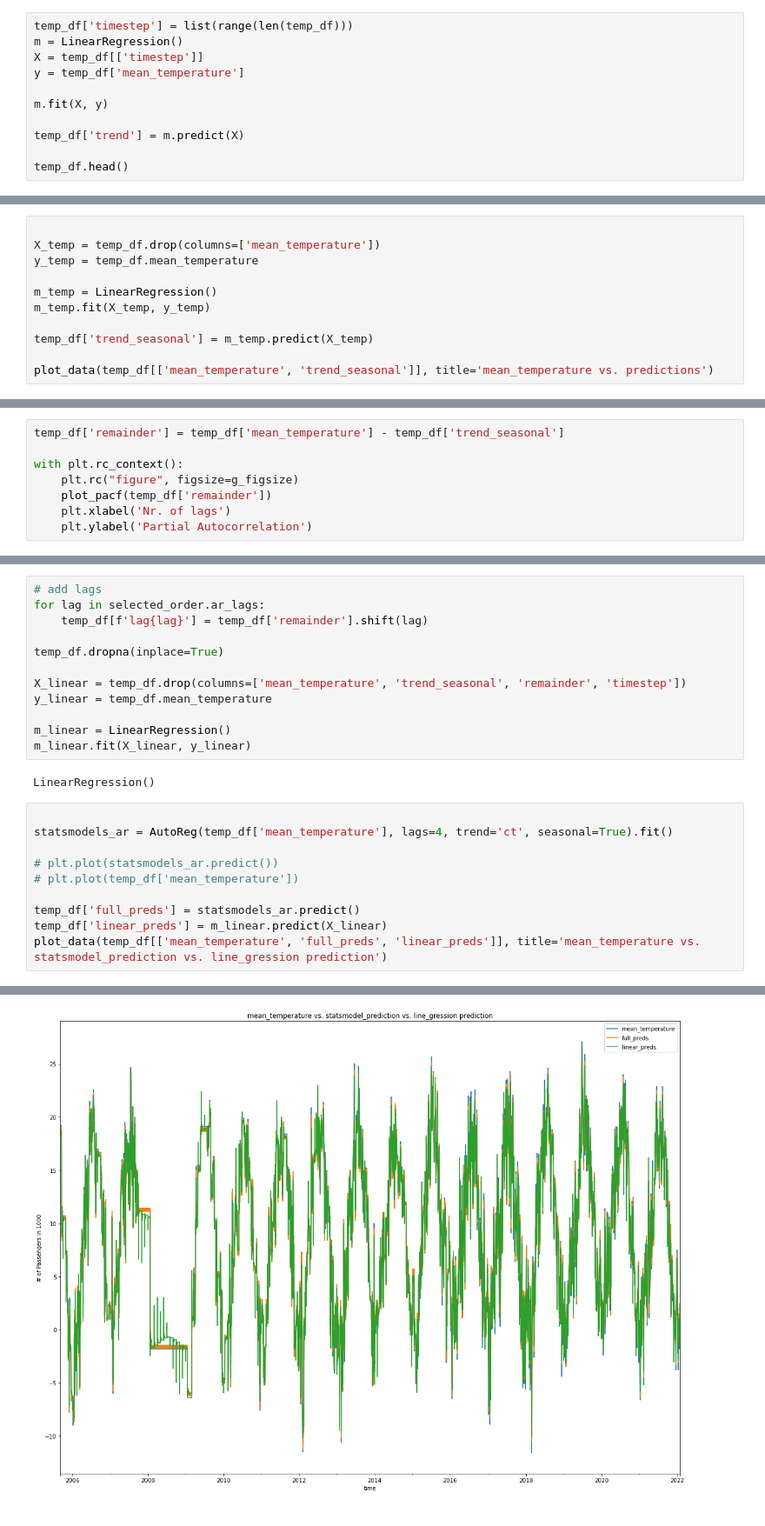
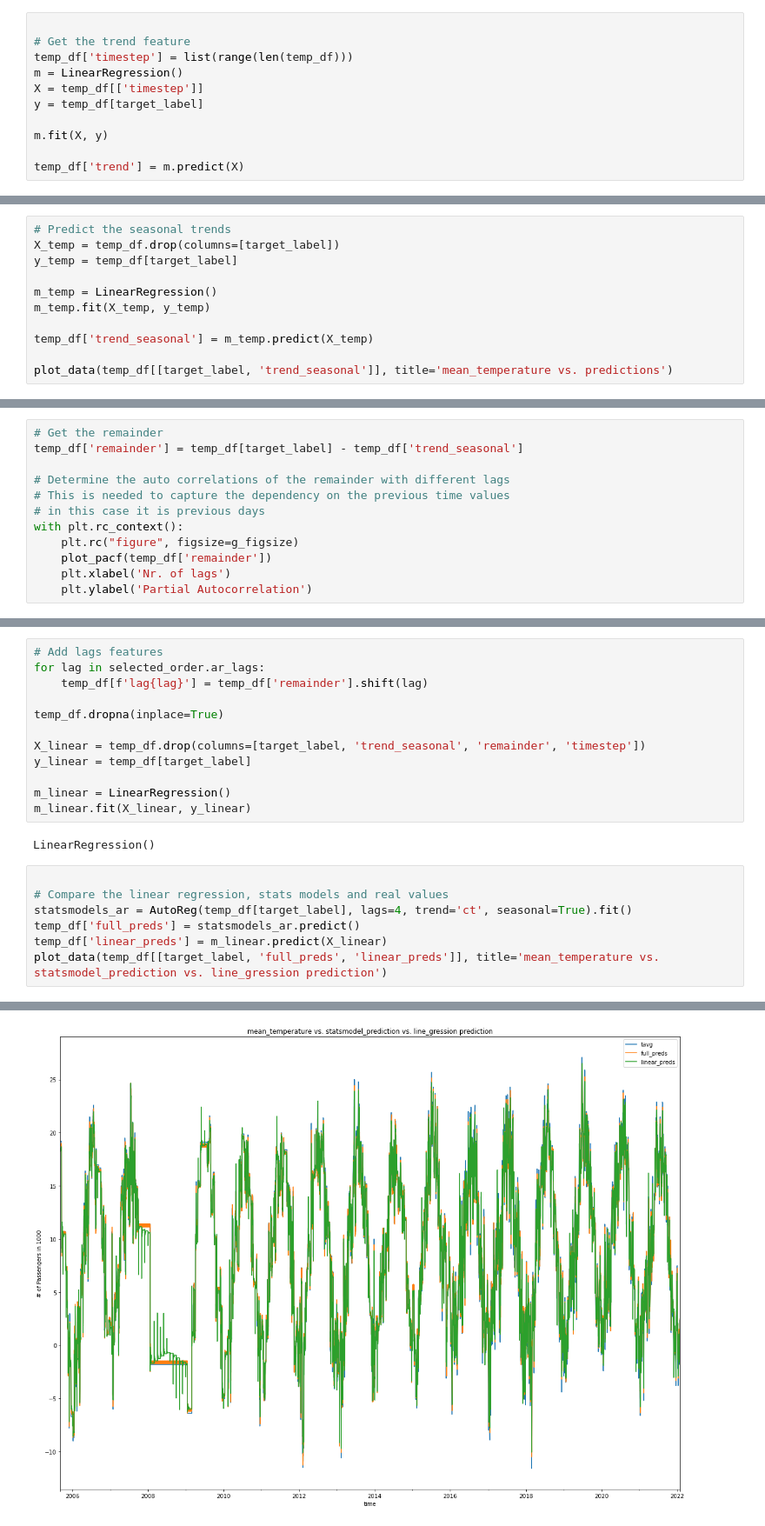
Before and after one commit to abhisrn1986/WeatherForecasting, a Jupyter notebook: TimeSeriesAnalysisProject/mean_temperature.ipynb, the cells around one changed output, grey strips where cells are left out. Shown at 87% size. Saved outputs shown, nothing was run; the diff lists cells and outputs as text.

```diff
--- a/TimeSeriesAnalysisProject/mean_temperature.ipynb
+++ b/TimeSeriesAnalysisProject/mean_temperature.ipynb
@@ -215,12 +212,12 @@ plot_resampled_temperatures(temp_five_years_df, 'M', mdates.YearLocator())
 # %%
+
+# Get the trend feature
 temp_df['timestep'] = list(range(len(temp_df)))
 m = LinearRegression()
 X = temp_df[['timestep']]
-y = temp_df['mean_temperature']
+y = temp_df[target_label]
 
 m.fit(X, y)
 
 temp_df['trend'] = m.predict(X)
-
-temp_df.head()
 # %% [output]
@@ -262,12 +260,12 @@ temp_df.head(60)
 # %%
-
-X_temp = temp_df.drop(columns=['mean_temperature'])
-y_temp = temp_df.mean_temperature
+# Predict the seasonal trends
+X_temp = temp_df.drop(columns=[target_label])
+y_temp = temp_df[target_label]
 
 m_temp = LinearRegression()
 m_temp.fit(X_temp, y_temp)
 
 temp_df['trend_seasonal'] = m_temp.predict(X_temp)
 
-plot_data(temp_df[['mean_temperature', 'trend_seasonal']], title='mean_temperature vs. predictions')
+plot_data(temp_df[[target_label, 'trend_seasonal']], title='mean_temperature vs. predictions')
 # %% [output]
@@ -275,6 +273,10 @@ plot_data(temp_df[['mean_temperature', 'trend_seasonal']], title='mean_temperatu
 # %%
-temp_df['remainder'] = temp_df['mean_temperature'] - temp_df['trend_seasonal']
+# Get the remainder
+temp_df['remainder'] = temp_df[target_label] - temp_df['trend_seasonal']
 
+# Determine the auto correlations of the remainder with different lags
+# This is needed to capture the dependency on the previous time values
+# in this case it is previous days
 with plt.rc_context():
     plt.rc("figure", figsize=g_figsize)
     plot_pacf(temp_df['remainder'])
@@ -289,14 +292,14 @@ selected_order.ar_lags # tells us to use 4 lag
 FutureWarning: The parameter names will change after 0.12 is released. Set old_names to False to use the new names now. Set old_names to True to use the old names.
 array([ 1,  2,  3,  4,  5,  6,  7,  8,  9, 10])
 # %%
-# add lags
+# Add lags features
 for lag in selected_order.ar_lags:
     temp_df[f'lag{lag}'] = temp_df['remainder'].shift(lag)
 
 temp_df.dropna(inplace=True)
 
-X_linear = temp_df.drop(columns=['mean_temperature', 'trend_seasonal', 'remainder', 'timestep'])
-y_linear = temp_df.mean_temperature
+X_linear = temp_df.drop(columns=[target_label, 'trend_seasonal', 'remainder', 'timestep'])
+y_linear = temp_df[target_label]
 
 m_linear = LinearRegression()
 m_linear.fit(X_linear, y_linear)
@@ -304,16 +307,13 @@ m_linear.fit(X_linear, y_linear)
 LinearRegression()
 # %%
 
-statsmodels_ar = AutoReg(temp_df['mean_temperature'], lags=4, trend='ct', seasonal=True).fit()
-
-# plt.plot(statsmodels_ar.predict())
-# plt.plot(temp_df['mean_temperature'])
-
+# Compare the linear regression, stats models and real values
+statsmodels_ar = AutoReg(temp_df[target_label], lags=4, trend='ct', seasonal=True).fit()
 temp_df['full_preds'] = statsmodels_ar.predict()
 temp_df['linear_preds'] = m_linear.predict(X_linear)
-plot_data(temp_df[['mean_temperature', 'full_preds', 'linear_preds']], title='mean_temperature vs. statsmodel_prediction vs. line_gression prediction')
+plot_data(temp_df[[target_label, 'full_preds', 'linear_preds']], title='mean_temperature vs. statsmodel_prediction vs. line_gression prediction')
 # %% [output]
 FutureWarning: The parameter names will change after 0.12 is released. Set old_names to False to use the new names now. Set old_names to True to use the old names.
 FutureWarning: The 'freq' argument in Timestamp is deprecated and will be removed in a future version.
-[figure, old version]
+[figure, new version]
 # %%
```
Also changed, not shown: parts of 13 cells of this notebook.
